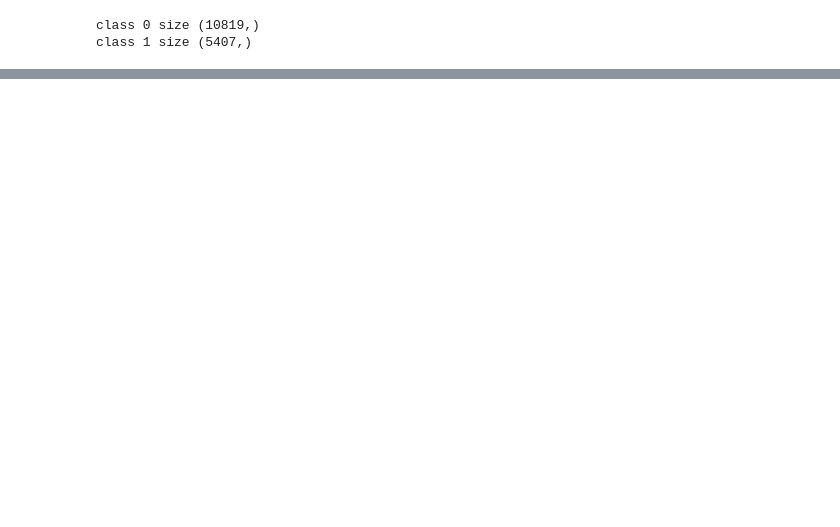
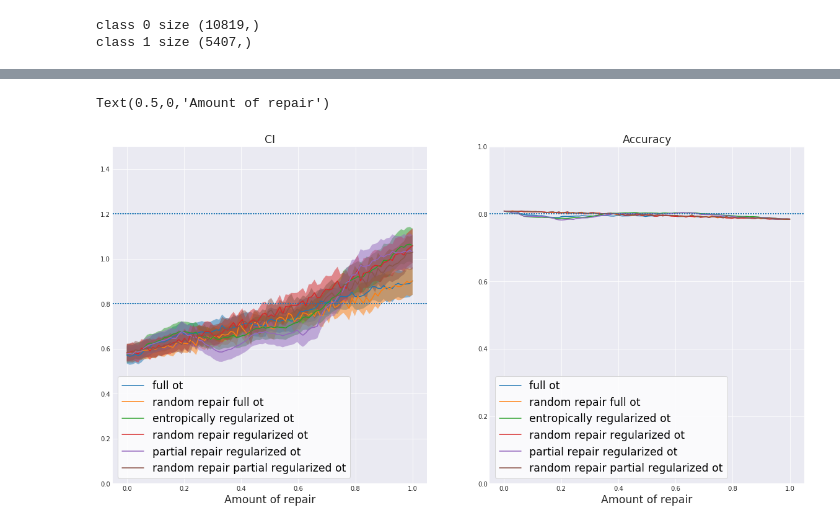
Before and after one commit to grapefroot/ot-numerical-experiments, a Jupyter notebook: notebooks/Experiments.ipynb, the cells around one changed output, grey strips where cells are left out. Drawn from its saved outputs; the diff is of its cells as text; code cells hidden in the pictures; blank space fills up the shorter version.

```diff
--- a/notebooks/Experiments.ipynb
+++ b/notebooks/Experiments.ipynb
@@ -321,0 +463,12 @@ plot_metrics([evaluation_1, evaluation_2, evaluation_3, evaluation_4])
+# %%
+fig, aaaa = plot_metrics([evaluation_1, evaluation_2, evaluation_3, evaluation_4, evaluation_5, evaluation_6], what_to_plot=['CI', 'Accuracy'], subplot_shape=(1, 2), subplot_size=(20, 10))
+aaaa[1].set_ylim(0, 1)
+aaaa[0].legend(fontsize='xx-large', loc='best')
+aaaa[0].set_title('CI', fontsize='xx-large')
+aaaa[0].set_xlabel('Amount of repair', fontsize='xx-large')
+aaaa[1].legend(fontsize='xx-large', loc='best')
+aaaa[1].set_title('Accuracy', fontsize='xx-large')
+aaaa[1].set_xlabel('Amount of repair', fontsize='xx-large')
+# %% [output]
+Text(0.5,0,'Amount of repair')
+[figure, added]
```
Also changed, not shown: parts of 52 cells of this notebook, 8 other files.
